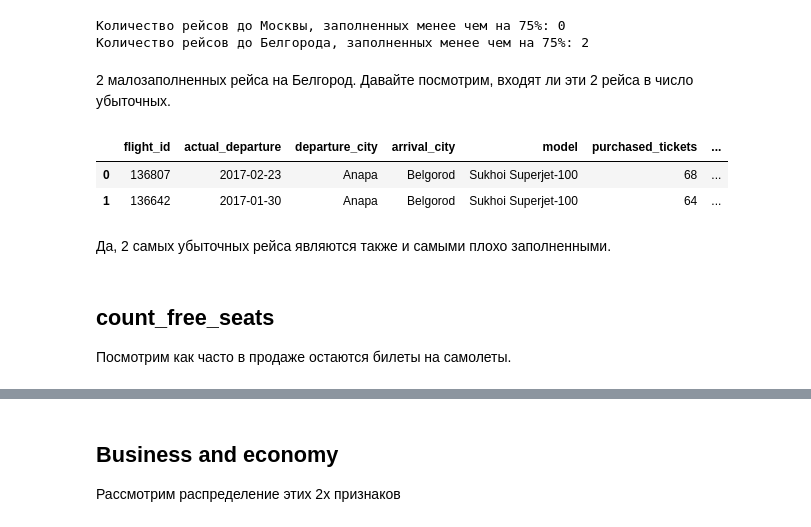
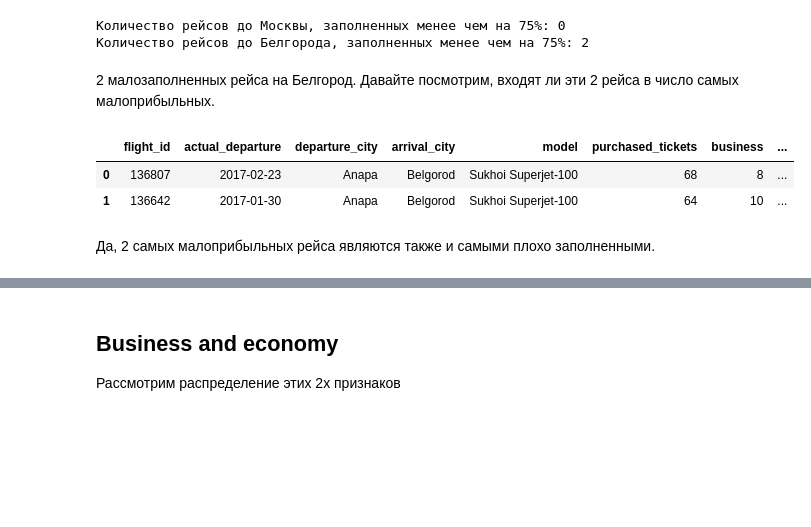
Before and after one commit to AkeraDS/skillfactory_projects, a Jupyter notebook: module_4/project_4.ipynb, the cells around one changed output, grey strips where cells are left out. Cells and saved outputs as stored; diff of their text form; code cells hidden in the pictures; blank space fills up the shorter version.

```diff
--- a/module_4/project_4.ipynb
+++ b/module_4/project_4.ipynb
@@ -205,15 +185,12 @@ print(f'Количество рейсов до Белгорода, заполн
 Количество рейсов до Москвы, заполненных менее чем на 75%: 0
 Количество рейсов до Белгорода, заполненных менее чем на 75%: 2
 # %% [markdown]
-2 малозаполненных рейса на Белгород. Давайте посмотрим, входят ли эти 2 рейса в число убыточных.
+2 малозаполненных рейса на Белгород. Давайте посмотрим, входят ли эти 2 рейса в число самых малоприбыльных.
 # %%
-display(flights[(flights['purchased_tickets'] < int(97*0.75)) & (flights['profit'] < 0)])
+display(flights[(flights['purchased_tickets'] < int(97*0.75)) & (flights['profit'] < 500000)])
 # %% [output]
-|  | flight_id | actual_departure | departure_city | arrival_city | model | purchased_tickets | ... |
-| 0 | 136807 | 2017-02-23 | Anapa | Belgorod | Sukhoi Superjet-100 | 68 | ... |
-| 1 | 136642 | 2017-01-30 | Anapa | Belgorod | Sukhoi Superjet-100 | 64 | ... |
+|  | flight_id | actual_departure | departure_city | arrival_city | model | purchased_tickets | business | ... |
+| 0 | 136807 | 2017-02-23 | Anapa | Belgorod | Sukhoi Superjet-100 | 68 | 8 | ... |
+| 1 | 136642 | 2017-01-30 | Anapa | Belgorod | Sukhoi Superjet-100 | 64 | 10 | ... |
 # %% [markdown]
-Да, 2 самых убыточных рейса являются также и самыми плохо заполненными.
+Да, 2 самых малоприбыльных рейса являются также и самыми плохо заполненными.
-# %% [markdown]
-## count_free_seats
-Посмотрим как часто в продаже остаются билеты на самолеты.
```
Also changed, not shown: parts of 27 cells of this notebook, 2 other files.
